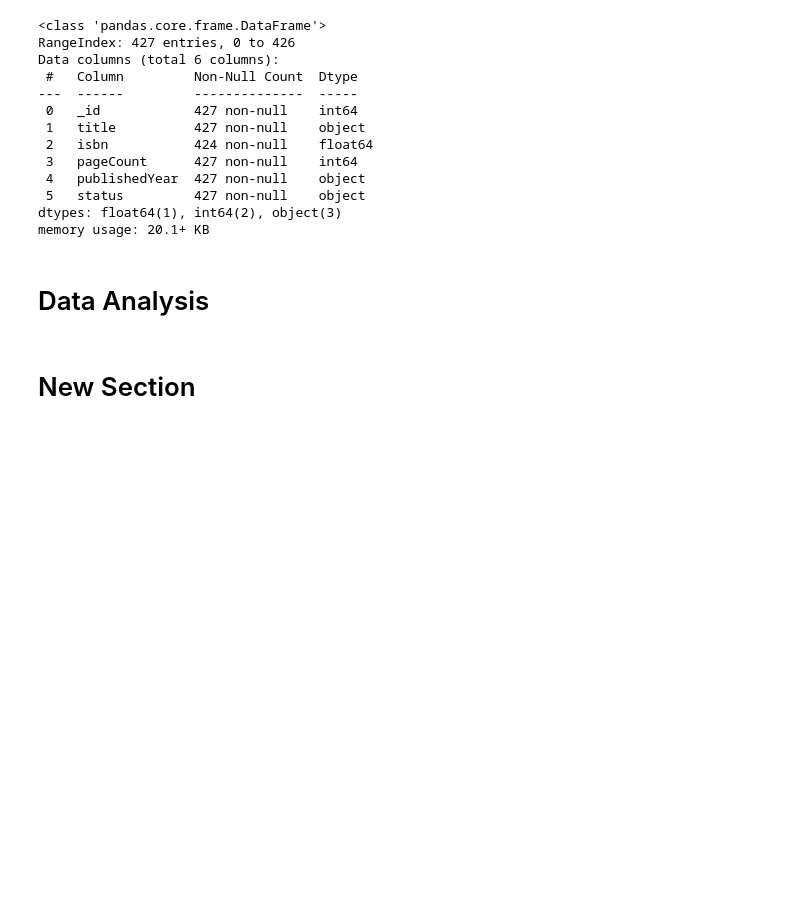
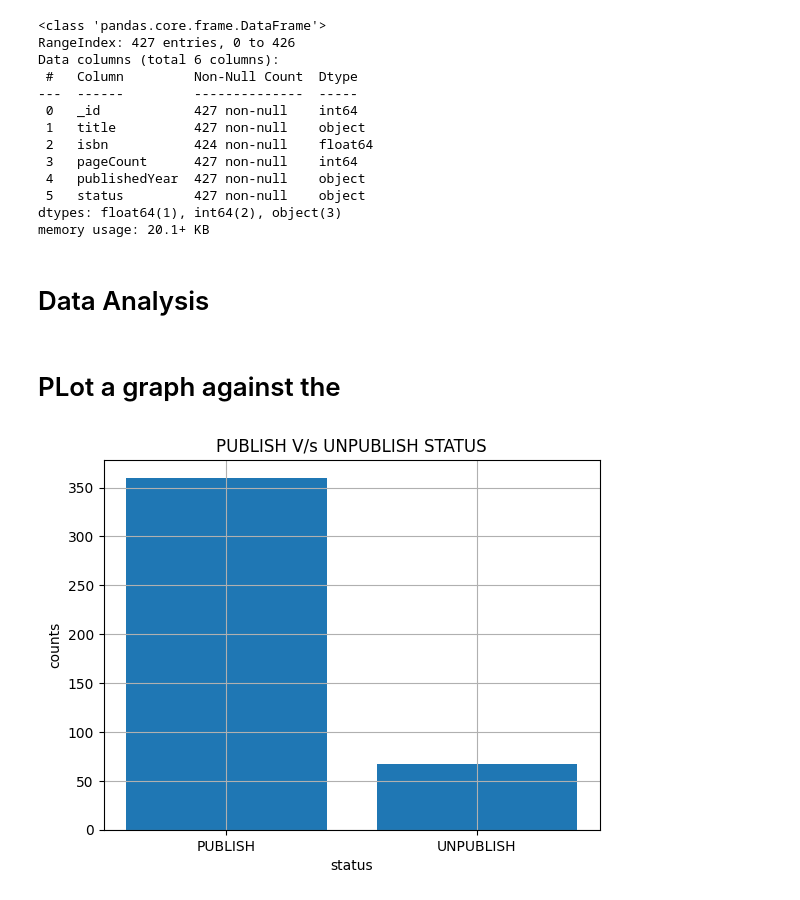
Before and after one commit to sujataprasad01/Books-JSON-data-for-scrapping-analysis, a Jupyter notebook: Project_4_Using_JSON_data_for_analysis.ipynb, the cells around one changed output. Saved outputs shown, nothing was run; the diff lists cells and outputs as text; code cells hidden in the pictures; blank space fills up the shorter version.

```diff
--- a/Project_4_Using_JSON_data_for_analysis.ipynb
+++ b/Project_4_Using_JSON_data_for_analysis.ipynb
@@ -1143,5 +1143,18 @@ dtypes: float64(1), int64(2), object(3)
 memory usage: 20.1+ KB
 # %% [markdown]
 # Data Analysis
-# %% [markdown]
-# New Section
+# %% [markdown]
+# PLot a graph against the
+# %%
+x=['PUBLISH', 'UNPUBLISH']
+y=[sum(df['status']=='PUBLISH'), (sum(df['status']=='UNPUBLISH'))]
+plt.bar(x,y)
+
+plt.title("PUBLISH V/s UNPUBLISH STATUS")
+plt.xlabel("status")
+plt.ylabel("counts")
+
+plt.grid()
+#  df['status'].value_counts().plt.bar()
+# %% [output]
+[figure, added]
```
Also changed, not shown: parts of 4 cells of this notebook.
